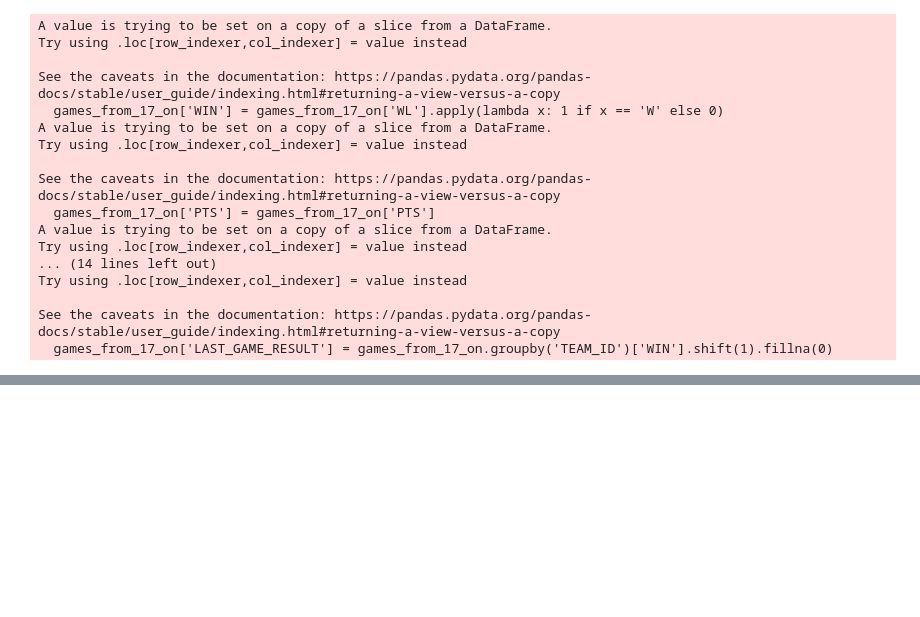
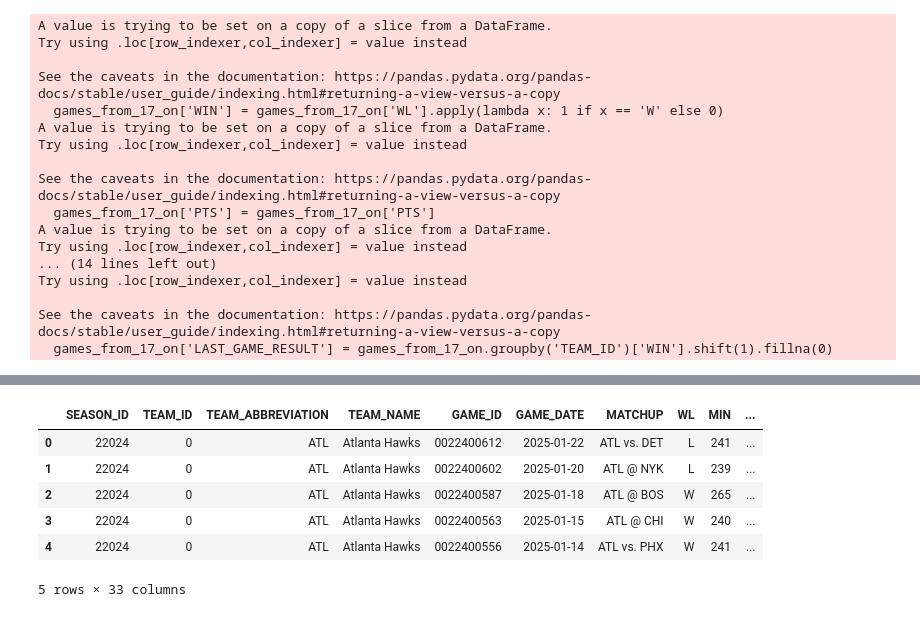
Before and after one commit to ItsYaBoyJG/Data-Analysis, a Jupyter notebook: NBA/main.ipynb, the cells around one changed output, grey strips where cells are left out. Drawn from its saved outputs; the diff is of its cells as text; code cells hidden in the pictures; blank space fills up the shorter version.

```diff
--- a/NBA/main.ipynb
+++ b/NBA/main.ipynb
@@ -158,2 +159,12 @@ Name: PTS, Length: 21207, dtype: int64
 # %%
 games_from_17_on.to_csv('games.csv')
+# %%
+games_from_17_on.head()
+# %% [output]
+|  | SEASON_ID | TEAM_ID | TEAM_ABBREVIATION | TEAM_NAME | GAME_ID | GAME_DATE | MATCHUP | WL | MIN | ... |
+| 0 | 22024 | 0 | ATL | Atlanta Hawks | 0022400612 | 2025-01-22 | ATL vs. DET | L | 241 | ... |
+| 1 | 22024 | 0 | ATL | Atlanta Hawks | 0022400602 | 2025-01-20 | ATL @ NYK | L | 239 | ... |
+| 2 | 22024 | 0 | ATL | Atlanta Hawks | 0022400587 | 2025-01-18 | ATL @ BOS | W | 265 | ... |
+| 3 | 22024 | 0 | ATL | Atlanta Hawks | 0022400563 | 2025-01-15 | ATL @ CHI | W | 240 | ... |
+| 4 | 22024 | 0 | ATL | Atlanta Hawks | 0022400556 | 2025-01-14 | ATL vs. PHX | W | 241 | ... |
+5 rows × 33 columns
```
Also changed, not shown: parts of 10 cells of this notebook, 5 other files.
